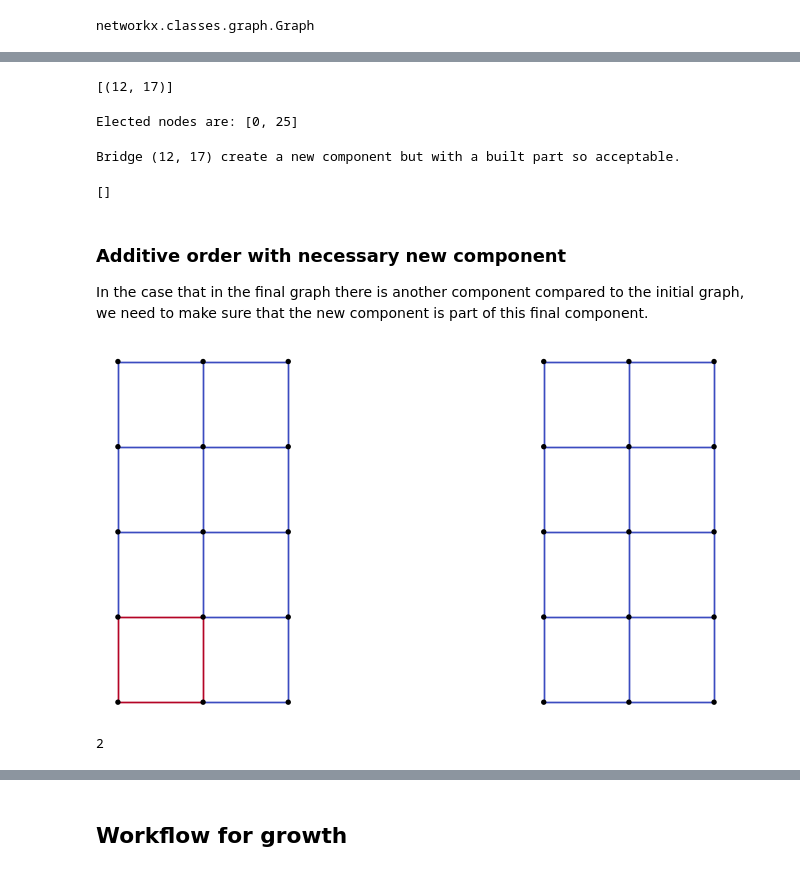
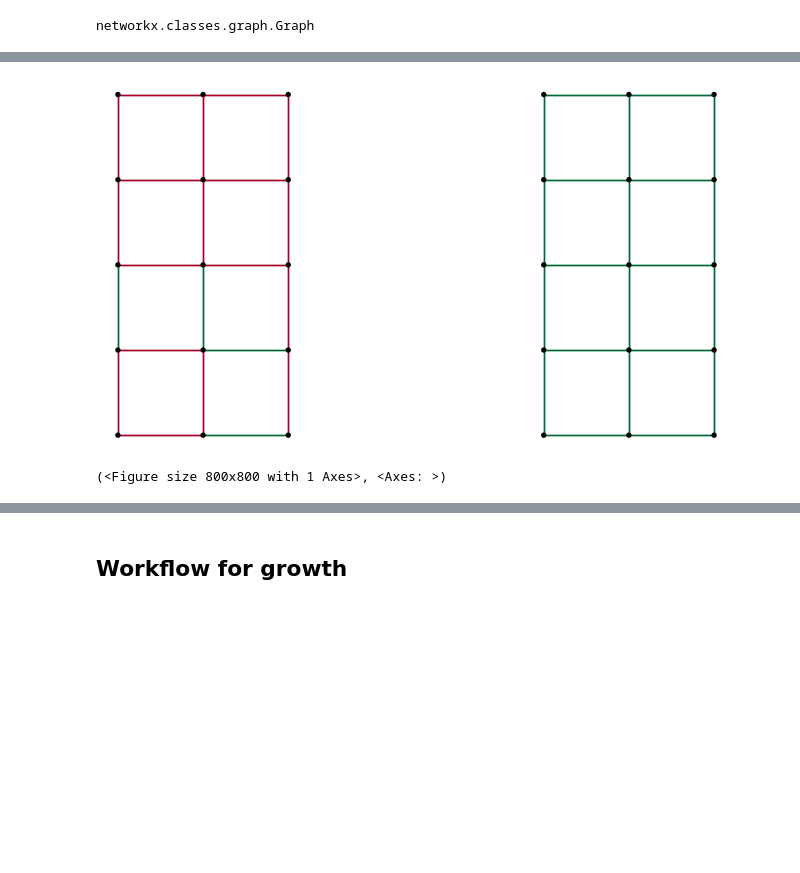
Before and after one commit to csebastiao/orderbike, a Jupyter notebook: notebooks/makeover.ipynb, the cells around one changed output, grey strips where cells are left out. Saved outputs shown, nothing was run; the diff lists cells and outputs as text; code cells hidden in the pictures; blank space fills up the shorter version.

```diff
--- a/notebooks/makeover.ipynb
+++ b/notebooks/makeover.ipynb
@@ -342,16 +216,16 @@ The hard part is more than we then need to ensure to keep acceptable bridges, be
 # %%
 G = create_graph.create_bridge_graph(outrows=2, bridges=1)
+# Remove the bridge to create two components
+G.remove_edge(12, 17)
+# Create built component on only one of the two components
 for edge in G.edges:
     G.edges[edge]["built"] = 0
 G.edges[0, 1]["built"] = 1
 G.edges[0, 5]["built"] = 1
 G.edges[1, 6]["built"] = 1
 G.edges[5, 6]["built"] = 1
-G.edges[20, 21]["built"] = 1
-G.edges[20, 25]["built"] = 1
-G.edges[21, 26]["built"] = 1
-G.edges[25, 26]["built"] = 1
-G_plot = utgut.make_osmnx_compatible(G)  # For visualization
-ec = ox.plot.get_edge_colors_by_attr(G_plot, "built", cmap="coolwarm")
+# For visualization purpose using osmnx edge colors
+G_plot = utgut.make_osmnx_compatible(G)
+ec = ox.plot.get_edge_colors_by_attr(G_plot, "built", cmap="copper")
 ox.plot_graph(G_plot, bgcolor="white", node_color="black", edge_color=ec)
 # %% [output]
@@ -362,51 +234,15 @@ To do so, we first find all edges creating a new component, then check if all co
-# %%
-invalid_edges = [
-    edge for edge in nx.bridges(G) if not any(nx.degree(G, node) == 1 for node in edge)
-]
-invalid_edges
-# %% [output]
-[(12, 17)]
-# %%
-built_edges = [edge for edge in G.edges if G.edges[edge]["built"] == 1]
-G_built = G.edge_subgraph(built_edges)
-elected_nodes = [next(iter(cc)) for cc in list(nx.connected_components(G_built))]
-print("Elected nodes are:", elected_nodes)
-# %% [output]
-Elected nodes are: [0, 25]
-# %%
-final_invalid_edges = invalid_edges.copy()
-for edge in invalid_edges:
-    H = G.copy()
-    H.remove_edge(*edge)
-    if not any(
-        not any(node in cc for node in elected_nodes)
-        for cc in list(nx.connected_components(H))
-    ):
-        final_invalid_edges.remove(edge)
-        print(
-            f"Bridge {edge} create a new component but with a built part so acceptable."
-        )
-final_invalid_edges
-# %% [output]
-Bridge (12, 17) create a new component but with a built part so acceptable.
-[]
-# %% [markdown]
-### Additive order with necessary new component
-
-In the case that in the final graph there is another component compared to the initial graph, we need to make sure that the new component is part of this final component.
 # %%
-G = create_graph.create_bridge_graph(outrows=2, bridges=1)
-G.remove_edge(12, 17)
+invalid_edges = growth.get_additive_invalid_edges(
+    G.edge_subgraph([edge for edge in G.edges if G.edges[edge]["built"] == 1]), G
+)
 for edge in G.edges:
-    G.edges[edge]["built"] = 0
-G.edges[0, 1]["built"] = 1
-G.edges[0, 5]["built"] = 1
-G.edges[1, 6]["built"] = 1
-G.edges[5, 6]["built"] = 1
-G_plot = utgut.make_osmnx_compatible(G)  # For visualization
-ec = ox.plot.get_edge_colors_by_attr(G_plot, "built", cmap="coolwarm")
+    G.edges[edge]["valid"] = 1
+for edge in invalid_edges:
+    G.edges[edge]["valid"] = 0
+# For visualization purpose using osmnx edge colors
+G_plot = utgut.make_osmnx_compatible(G)
+ec = ox.plot.get_edge_colors_by_attr(G_plot, "valid", cmap="RdYlGn")
 ox.plot_graph(G_plot, bgcolor="white", node_color="black", edge_color=ec)
-nx.number_connected_components(G)
 # %% [output]
-[figure, old version]
+[figure, new version]
-2
+(<Figure size 800x800 with 1 Axes>, <Axes: >)
```
Also changed, not shown: parts of 48 cells of this notebook, 4 other files.
